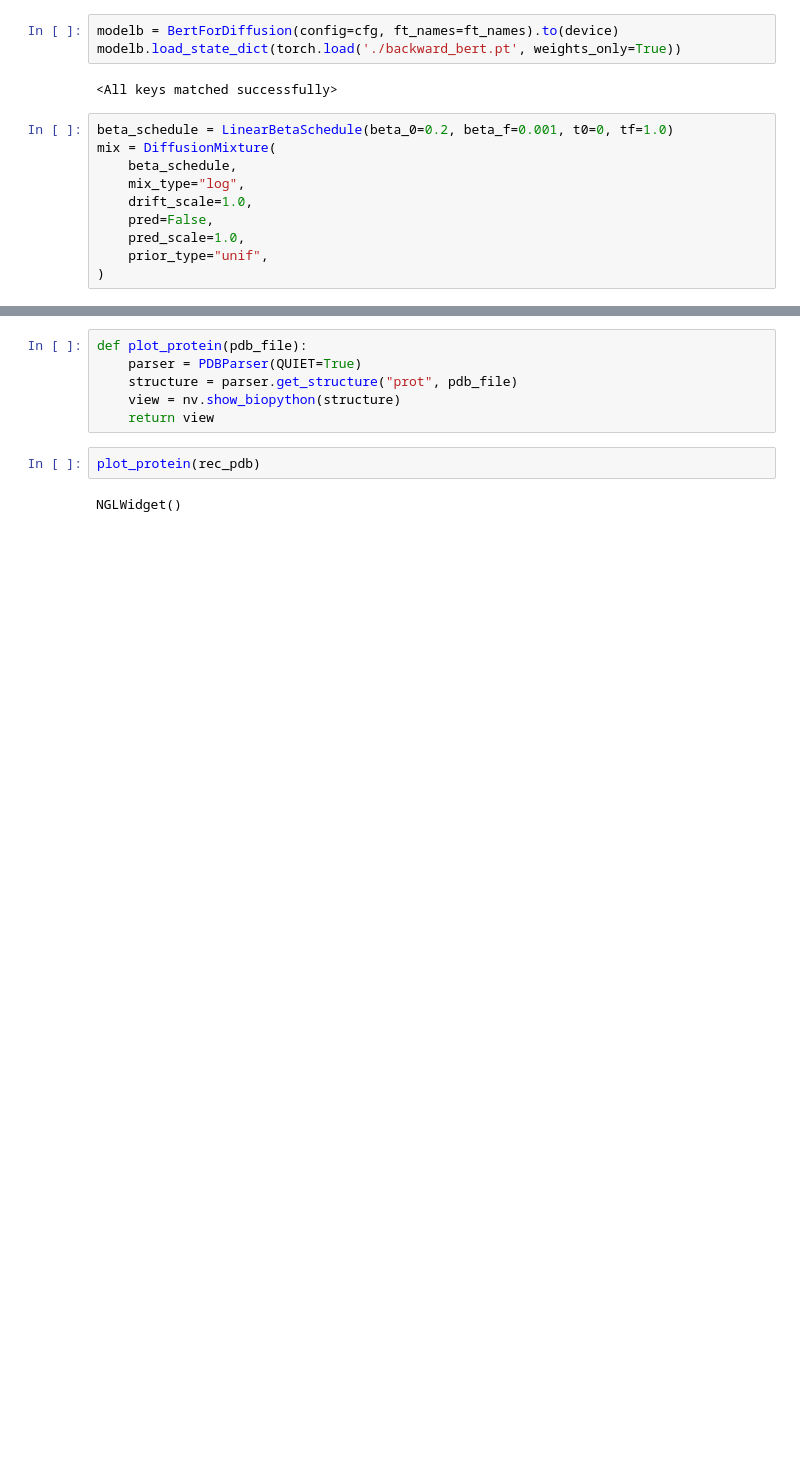
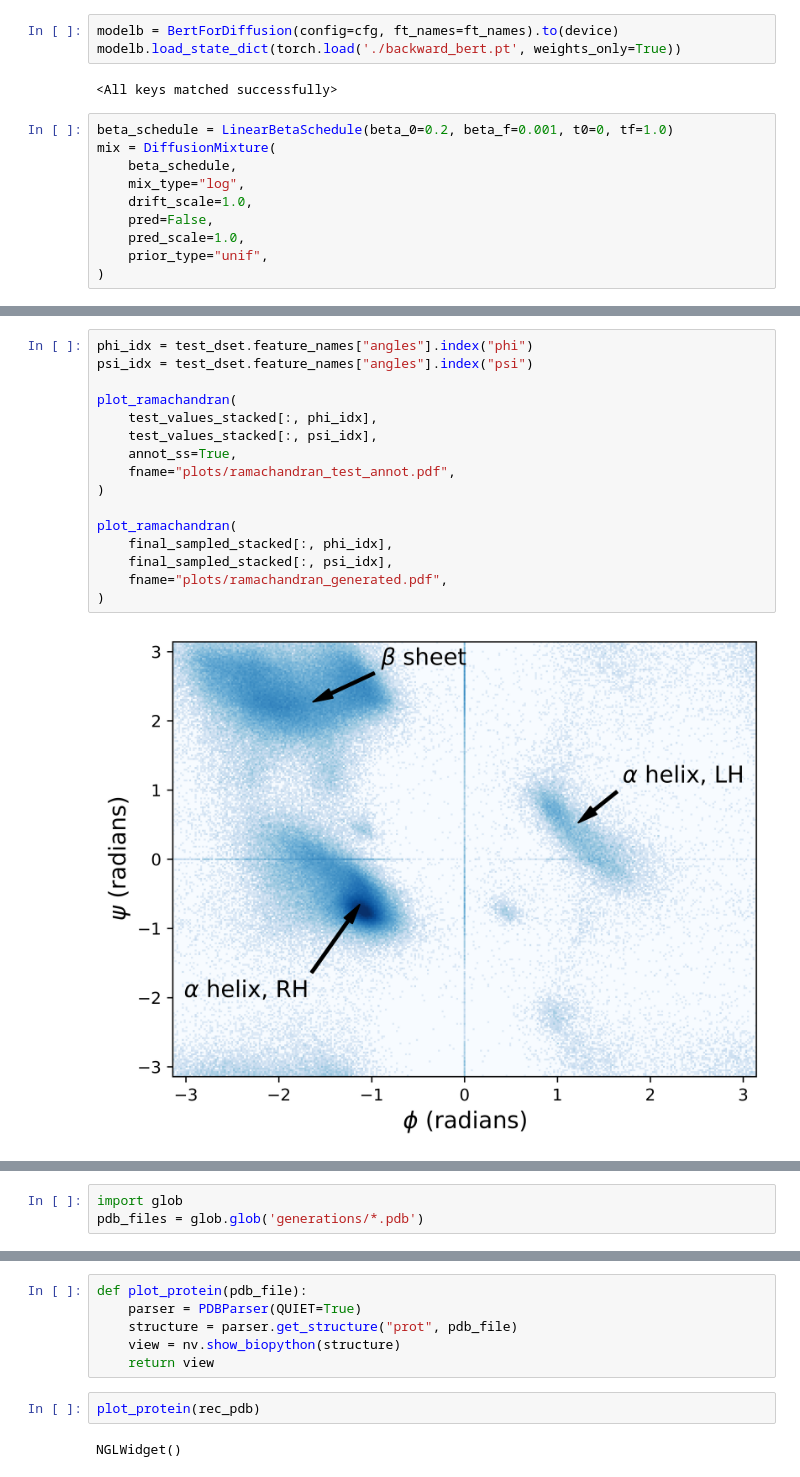
Before and after one commit to samirbraga/riemannian-diffusion-mixture-torch, a Jupyter notebook: generation.ipynb, the cells around one changed output, grey strips where cells are left out. Cells and saved outputs as stored; diff of their text form; blank space fills up the shorter version.

```diff
--- a/generation.ipynb
+++ b/generation.ipynb
@@ -70,0 +196,18 @@ for n_residues in range(min_seq_len, max_seq_len + 1):
+# %%
+phi_idx = test_dset.feature_names["angles"].index("phi")
+psi_idx = test_dset.feature_names["angles"].index("psi")
+
+plot_ramachandran(
+    test_values_stacked[:, phi_idx],
+    test_values_stacked[:, psi_idx],
+    annot_ss=True,
+    fname="plots/ramachandran_test_annot.pdf",
+)
+
+plot_ramachandran(
+    final_sampled_stacked[:, phi_idx],
+    final_sampled_stacked[:, psi_idx],
+    fname="plots/ramachandran_generated.pdf",
+)
+# %% [output]
+[figure, added]
@@ -70,0 +215,3 @@ for n_residues in range(min_seq_len, max_seq_len + 1):
+# %%
+import glob
+pdb_files = glob.glob('generations/*.pdb')
```
Also changed, not shown: parts of 17 cells of this notebook, 6 other files.
